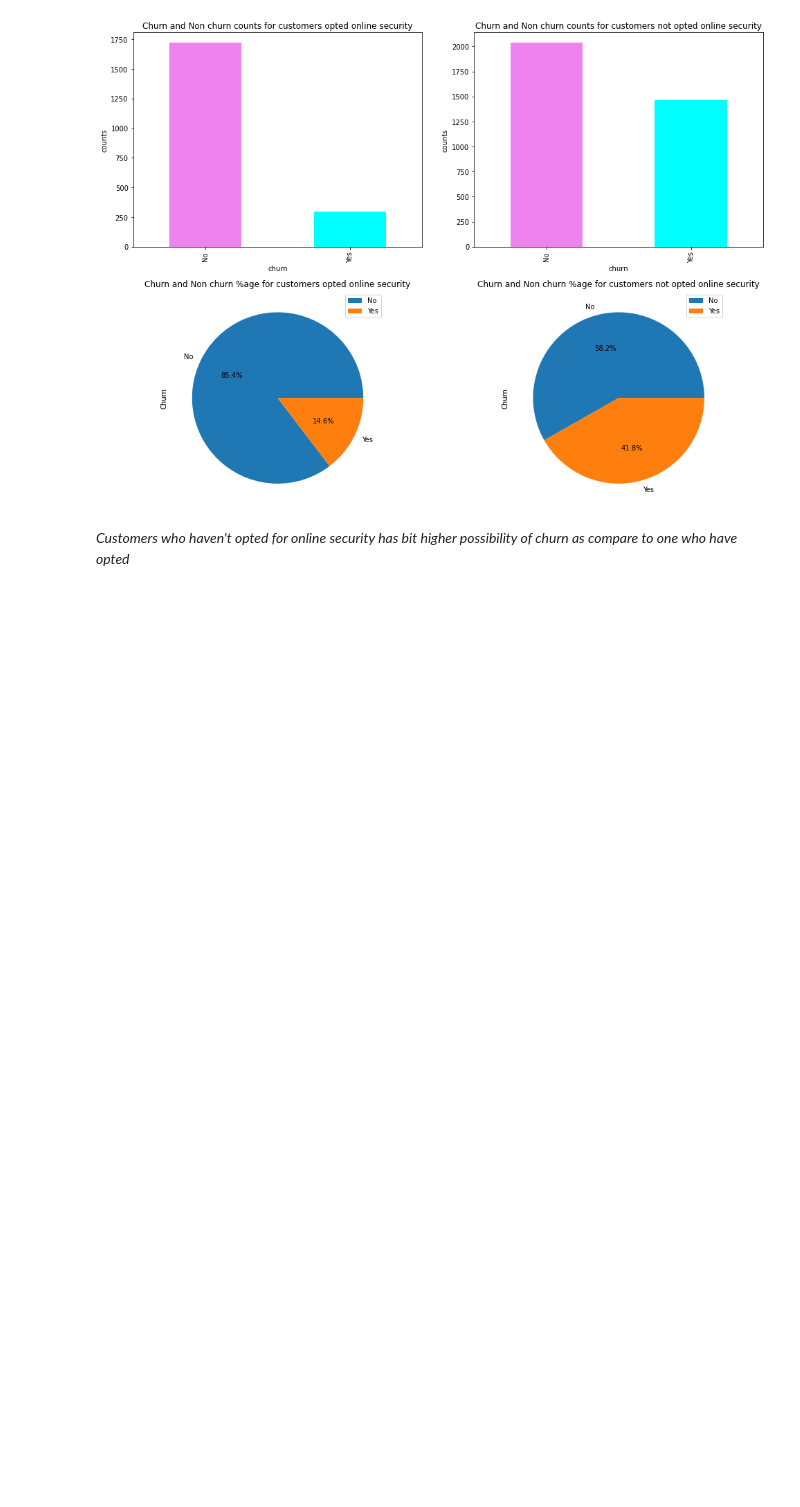
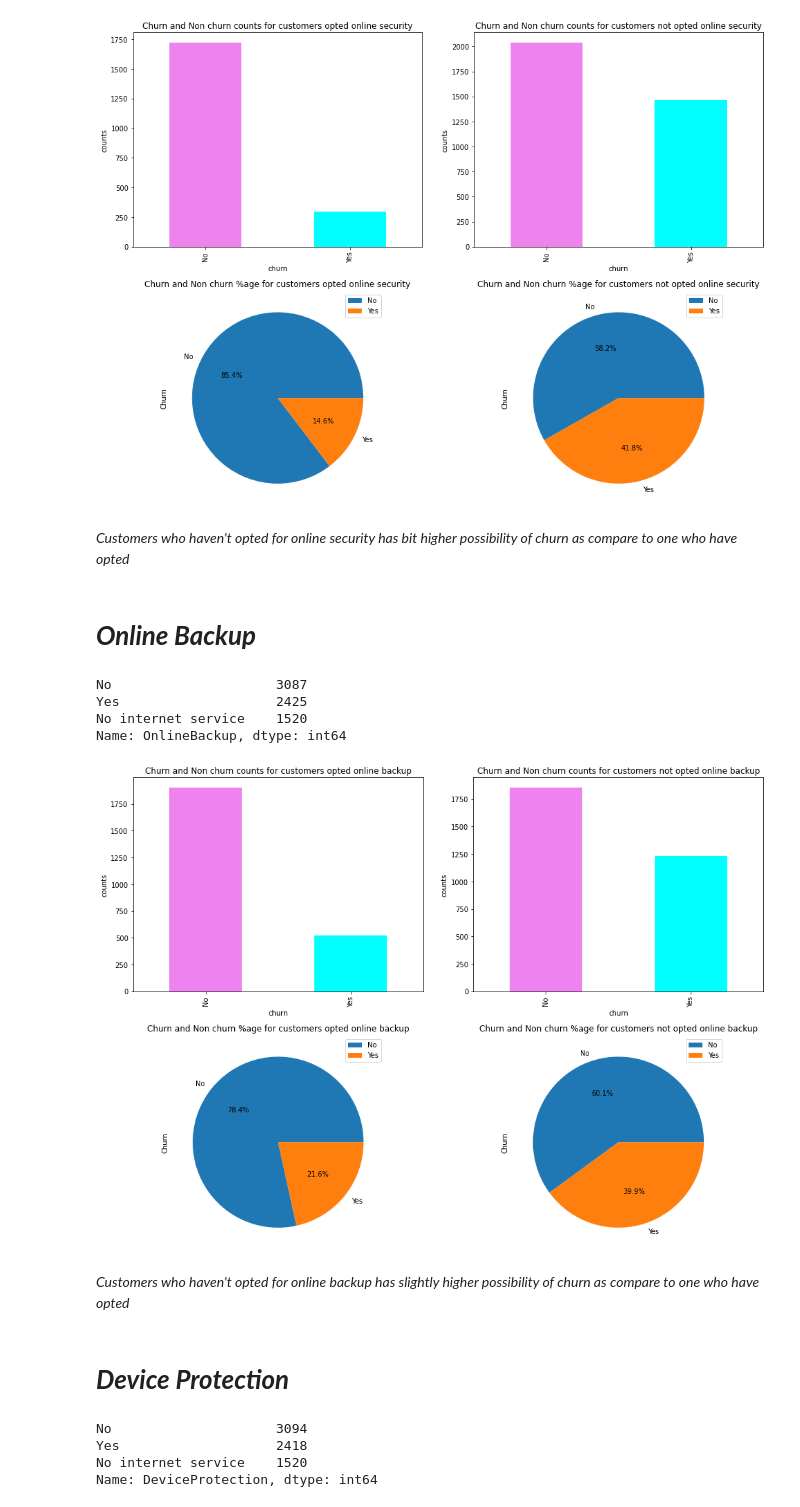
Before and after one commit to gupta4327/telecomChurnPredictionmodel, a Jupyter notebook: Telecom_churn_prediction.ipynb, the cells around one changed output. Drawn from its saved outputs; the diff is of its cells as text; code cells hidden in the pictures; blank space fills up the shorter version.

```diff
--- a/Telecom_churn_prediction.ipynb
+++ b/Telecom_churn_prediction.ipynb
@@ -439,3 +439,47 @@ fig.tight_layout()
 [figure]
 # %% [markdown]
 *Customers who haven't opted for online security has bit higher possibility of churn as compare to one who have opted*
+# %% [markdown]
+# ***Online Backup***
+# %%
+#checking for unique values and counts for feature
+dataset['OnlineBackup'].value_counts()
+# %% [output]
+No                     3087
+Yes                    2425
+No internet service    1520
+Name: OnlineBackup, dtype: int64
+# %%
+#checking for churn rate among cutomers who have opted for online backup and one who haven't
+counts_bkup_yes = dataset[dataset['OnlineBackup']=="Yes"]['Churn'].value_counts().sort_index()
+counts_bkup_no = dataset[dataset['OnlineBackup']=="No"]['Churn'].value_counts().sort_index()
+fig, ax = plt.subplots(2,2, figsize=(14,10))
+#barplots
+counts_bkup_yes.plot.bar(ax = ax[0,0],color=['violet', 'cyan'])
+ax[0,0].set_title('Churn and Non churn counts for customers opted online backup')
+ax[0,0].set(ylabel = 'counts', xlabel='churn')
+counts_bkup_no.plot.bar(ax = ax[0,1],color=['violet', 'cyan'])
+ax[0,1].set_title('Churn and Non churn counts for customers not opted online backup')
+ax[0,1].set(ylabel = 'counts', xlabel='churn')
+#pieplots
+counts_bkup_yes.plot.pie(ax = ax[1,0], autopct = '%1.1f%%')
+ax[1,0].set_title('Churn and Non churn %age for customers opted online backup')
+counts_bkup_no.plot.pie(ax = ax[1,1],autopct = '%1.1f%%')
+ax[1,1].set_title('Churn and Non churn %age for customers not opted online backup')
+ax[1,0].legend()
+ax[1,1].legend()
+fig.tight_layout()
+# %% [output]
+[figure, added]
+# %% [markdown]
+*Customers who haven't opted for online backup has slightly higher possibility of churn as compare to one who have opted*
+# %% [markdown]
+# ***Device Protection***
+# %%
+#checking for unique values and counts for feature
+dataset['DeviceProtection'].value_counts()
+# %% [output]
+No                     3094
+Yes                    2418
+No internet service    1520
+Name: DeviceProtection, dtype: int64
```
Also changed, not shown: parts of 53 cells of this notebook.
